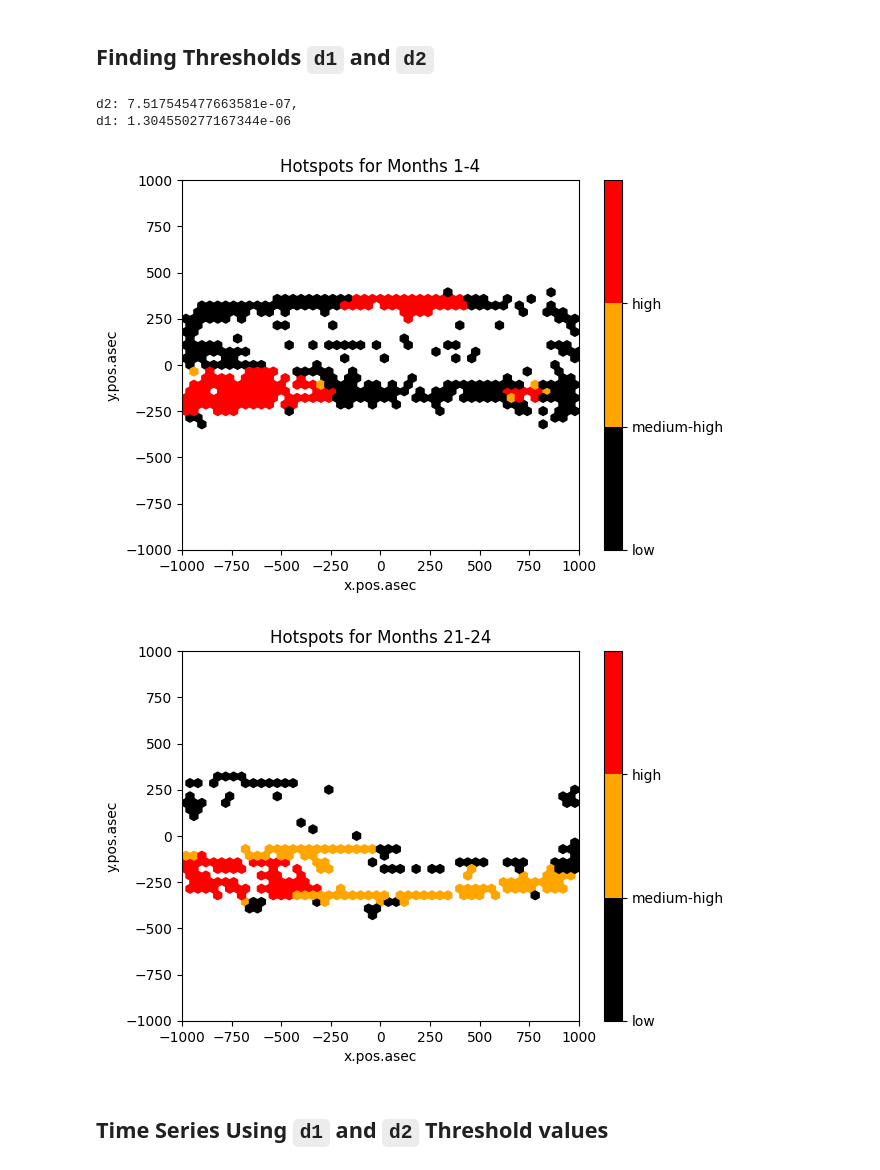
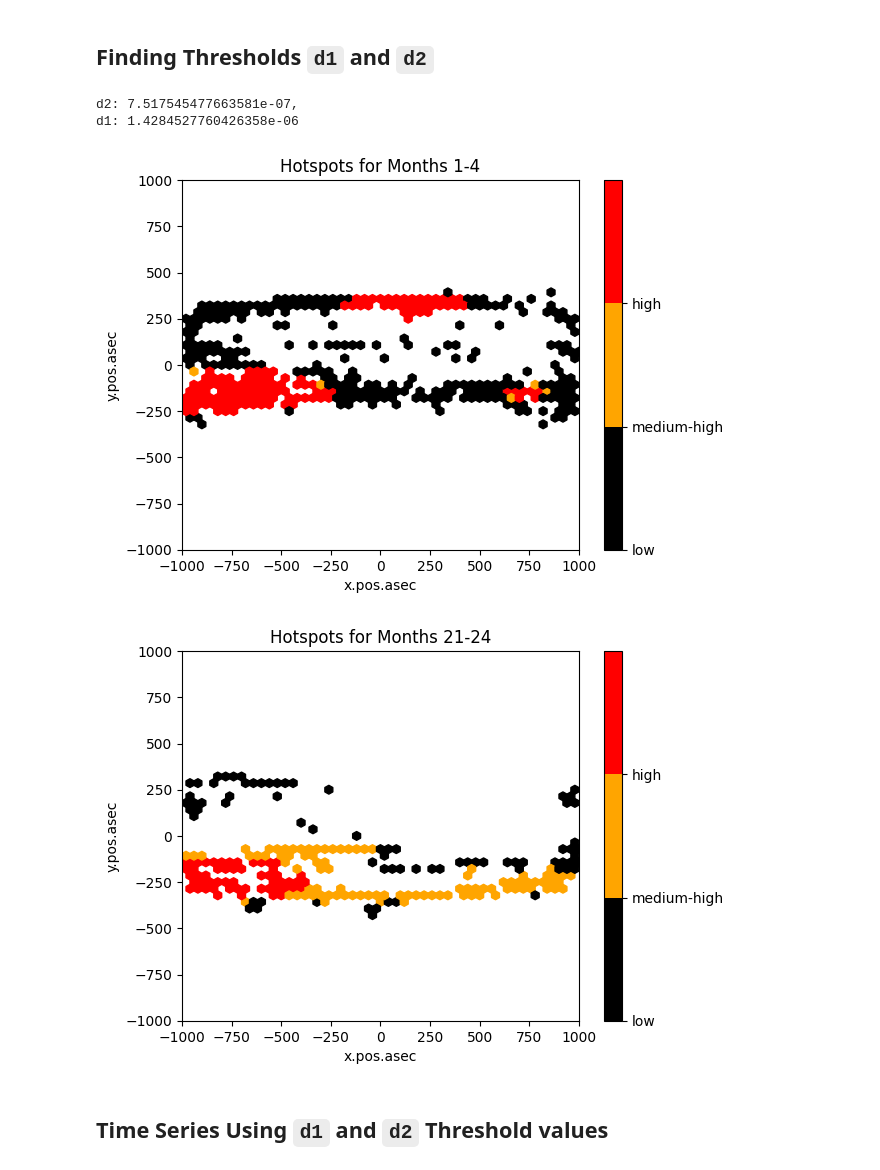
Before and after one commit to bsanchezhtx/helios-group-project, a Jupyter notebook: task2.ipynb, the cells around one changed output. Saved outputs shown, nothing was run; the diff lists cells and outputs as text; code cells hidden in the pictures.

```diff
--- a/task2.ipynb
+++ b/task2.ipynb
@@ -51,7 +51,7 @@ def thresholds(data):
         # append the potential threshold values to the ticks list
         # a level value of [0, 0.25, 0.5, 0.75, 1] will return 5 intensity values where each
         # corresponds with a probability mass of 20%, 50%, and so on
-        ticks.append(helios.intensity_estimation_frequency(data=set, thresh=True, levels=[0.2, 0.50, 0.65, 0.95, 1]))
+        ticks.append(helios.intensity_estimation_frequency(data=set, thresh=True, levels=[0.2, 0.50, 0.65, 0.99, 1]))
 
     # numpy mean will get the element-wise mean for all the potential threshold values
     # from here, we can select the d1 and d2 threshold values from this list, like t[2] for the med
@@ -93,37 +93,37 @@ def hotspots(data, d2, d1):
 
     plt.figure()
     plt.xlim(-1000, 1000)
     plt.ylim(-1000, 1000)
-    plt.hexbin(x=x, y=y, C=c, cmap=matplotlib.colors.ListedColormap(colors), gridsize=50, extent=(-1000, 1000, -1000,1000), mincnt=3)
+    plt.hexbin(x=x, y=y, C=c, cmap=matplotlib.colors.ListedColormap(colors), gridsize=50, extent=(-1000, 1000, -1000, 1000), mincnt=3)
     cb = plt.colorbar()
-    loc = np.arange(0,max(c),max(c)/float(len(colors)))
+    loc = np.arange(0, max(c), max(c)/float(len(colors)))
     cb.set_ticks(loc)
     cb.set_ticklabels(hotspot_type)
     plt.xlabel('x.pos.asec')
     plt.ylabel('y.pos.asec')
     plt.title(f"Hotspots for Months {data['month'].min()}-{data['month'].max()}")
 
     date_range = f"{data['year'].iloc[0]}_{data['month'].min()}-{data['month'].max()}"
     plt.savefig(f"./output/hotspots_{date_range}.png")
     plt.show()
 
 # getting the threshold values for the 11 subsets in the 2004-2005 data
 d2, d1 = thresholds(dfs)
 
 print(f"d2: {d2}, \nd1: {d1}")
 
 # taking a subset of data (months 21-24, 1-4)
 s1 = dfs[0]
 s2 = dfs[-1]
 
 # getting the hotspots for these subsets
 hotspots(s1, d2, d1)
 hotspots(s2, d2, d1)
 # %% [output]
 d2: 7.517545477663581e-07,
-d1: 1.304550277167344e-06
+d1: 1.4284527760426358e-06
 [figure]
-[figure, old version]
+[figure, new version]
 # %% [markdown]
 ## Time Series Using `d1` and `d2` Threshold values
 # %%
```
Also changed, not shown: parts of 3 cells of this notebook, 3 other files.
